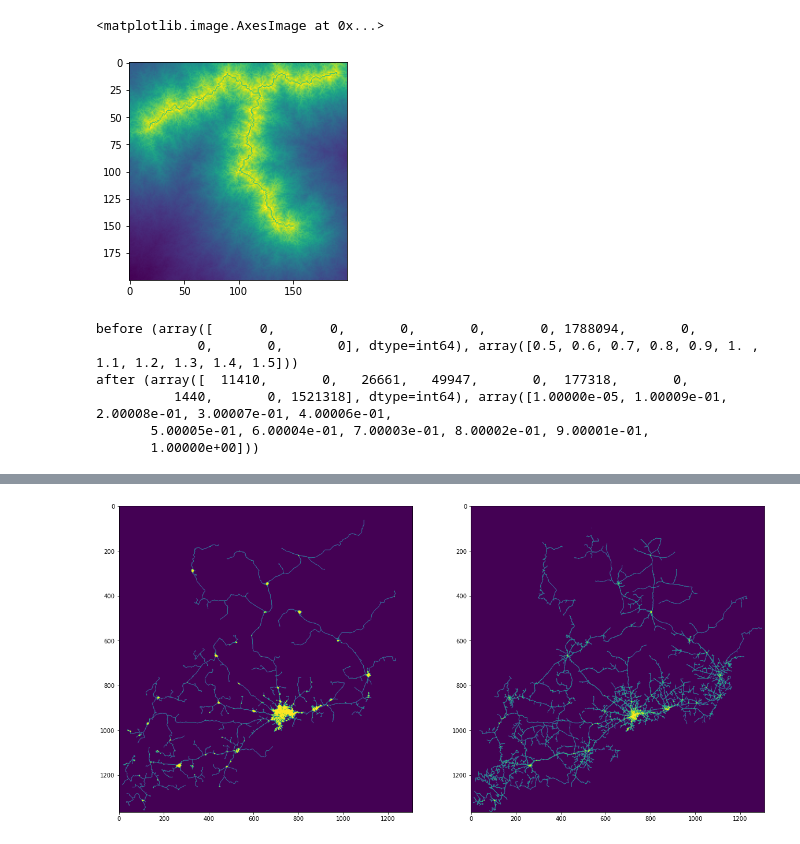
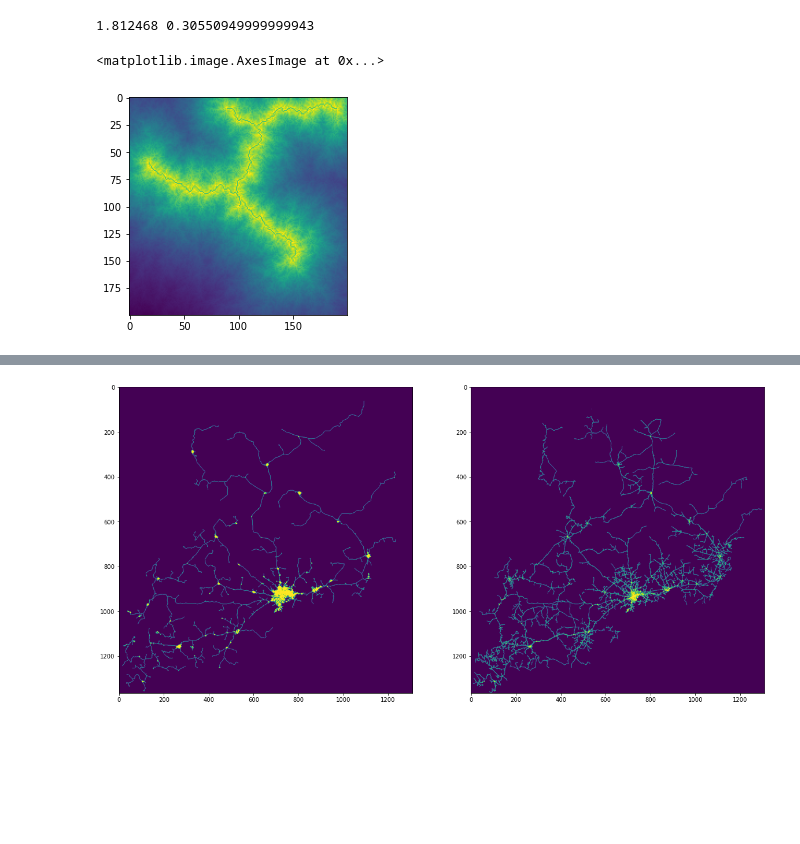
Before and after one commit to matmons/fb_gridfinder, a Jupyter notebook: dijkstra_grid_prediction.ipynb, the cells around one changed output, grey strips where cells are left out. Saved outputs shown, nothing was run; the diff lists cells and outputs as text; code cells hidden in the pictures; blank space fills up the shorter version.

```diff
--- a/dijkstra_grid_prediction.ipynb
+++ b/dijkstra_grid_prediction.ipynb
@@ -412,8 +542,27 @@ def nb_loop(
 # %%
+# This precompiles numba code
+import time
+
 test_origins = np.zeros((200,200))
 test_origins[100,100]  = 1
 test_targets = np.zeros((200,200))
 test_targets[150,150], test_targets[10, 190], test_targets[60, 18], test_targets[10, 90], test_targets[30,120] = 1, 1, 1, 1, 1
 
 weights = [[random.random() for j in range(200)] for i in range(200)]
 weights = np.array(weights)
+
+tic = time.perf_counter()
+out = seek(test_origins, targets=test_targets, weights=weights)
+tok = time.perf_counter()
+
+tic1 = time.perf_counter()
+out1 = seek(test_origins, targets=test_targets, weights=weights)
+tok1 = time.perf_counter()
+
+print(tok-tic, tok1-tic1)
+%matplotlib inline
+plt.imshow(out['rendering'])
+# %% [output]
+1.812468 0.30550949999999943
+<matplotlib.image.AxesImage at 0x...>
+[figure, added]
@@ -422,6 +568,0 @@ out = seek(test_origins, targets=test_targets, weights=weights)
-# %%
-%matplotlib inline
-plt.imshow(out['rendering'])
-# %% [output]
-<matplotlib.image.AxesImage at 0x...>
-[figure, removed]
@@ -482,46 +568,0 @@ def buffered_validation(true, prediction, pixel_buffer=1):
-# %%
-### Initiates all data files, needs to be ran for every iteration of seek()
-
-uganda = Image.open('datasets/uganda/bv_ww_062020.tif')
-uganda = np.array(uganda)
-uganda_targets = (lambda x: x>0.6)(uganda)*1
-
-uganda_grid = Image.open('datasets/uganda/grid.tif')
-uganda_grid = np.array(uganda_grid)
-uganda_grid = (lambda x: x>1)(uganda_grid)*1
-
-uganda_origin = np.zeros(uganda_targets.shape)
-uganda_origin[950][741] = 1
-
-uganda_weights = np.ones(uganda_targets.shape)
-road_weights = {
-    'primary_roads': 0.1,
-    'secondary_roads': 0.25,
-    'tertiary_roads': 0.4,
-    'service_roads': 0.8,
-    'unclassified_roads': 0.6
-}
-roads = {}
-base_path = 'datasets/uganda/roads/'
-roads_list = [path for path in os.listdir(base_path) if path[-3:] == 'tif']
-
-print("before", np.histogram(uganda_weights))
-
-for road_type in roads_list:
-    r = Image.open(base_path+road_type)
-    r = np.array(r)
-    r = (lambda x:x==1)(r)*1
-    update_weights_with_roads(uganda_weights, r, road_weights[road_type[:-4]])
-
-uganda_hvlines = Image.open('datasets/uganda/hv_lines.tif')
-uganda_hvlines = np.array(uganda_hvlines)
-
-update_weights_with_grid(uganda_weights, uganda_hvlines)
-print("after", np.histogram(uganda_weights))
-# %% [output]
-before (array([      0,       0,       0,       0,       0, 1788094,       0,
-             0,       0,       0], dtype=int64), array([0.5, 0.6, 0.7, 0.8, 0.9, 1. , 1.1, 1.2, 1.3, 1.4, 1.5]))
-after (array([  11410,       0,   26661,   49947,       0,  177318,       0,
-          1440,       0, 1521318], dtype=int64), array([1.00000e-05, 1.00009e-01, 2.00008e-01, 3.00007e-01, 4.00006e-01,
-       5.00005e-01, 6.00004e-01, 7.00003e-01, 8.00002e-01, 9.00001e-01,
-       1.00000e+00]))
```
Also changed, not shown: parts of 30 cells of this notebook.
